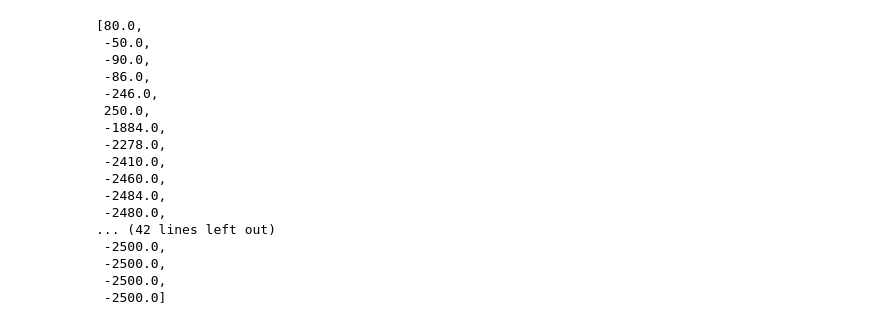
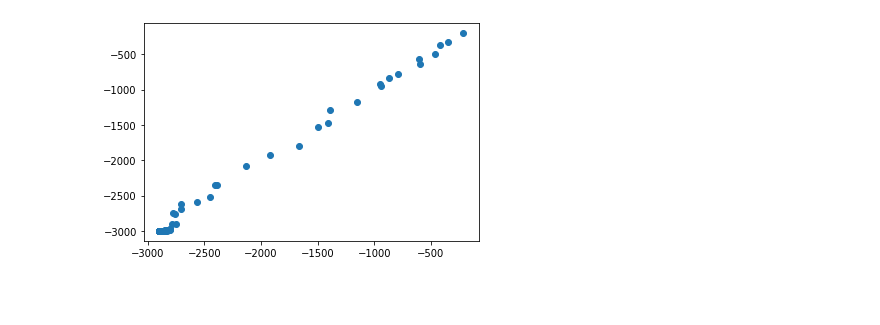
Before and after one commit to Adwait-Naravane/Projects--comp-phy-, a Jupyter notebook: Computational Quantum Mechanics/ising.ipynb, the cells around one changed output. Saved outputs shown, nothing was run; the diff lists cells and outputs as text; code cells hidden in the pictures; blank space fills up the shorter version.

```diff
--- a/Computational Quantum Mechanics/ising.ipynb
+++ b/Computational Quantum Mechanics/ising.ipynb
@@ -74,20 +96,8 @@ plt.savefig('stuff.png')
-# %%
-mag
-# %% [output]
-[80.0,
- -50.0,
- -90.0,
- -86.0,
- -246.0,
- 250.0,
- -1884.0,
- -2278.0,
- -2410.0,
- -2460.0,
- -2484.0,
- -2480.0,
-... (42 lines left out)
- -2500.0,
- -2500.0,
- -2500.0,
- -2500.0]
+# %%
+from scipy.optimize import curve_fit
+plt.scatter(energy_normal, energy_plaq)
+def f(x,a,b):
+  return a*x + b
+popt, pcov = curve_fit(f, energy_normal, energy_plaq)
+# %% [output]
+[figure, added]
```
Also changed, not shown: parts of 5 cells of this notebook.
